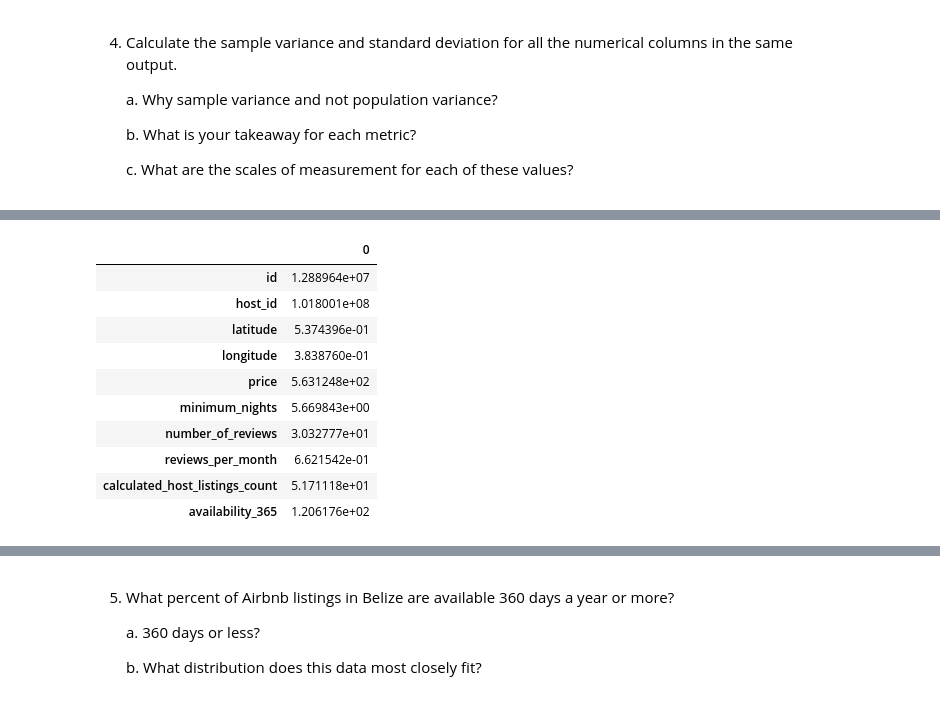
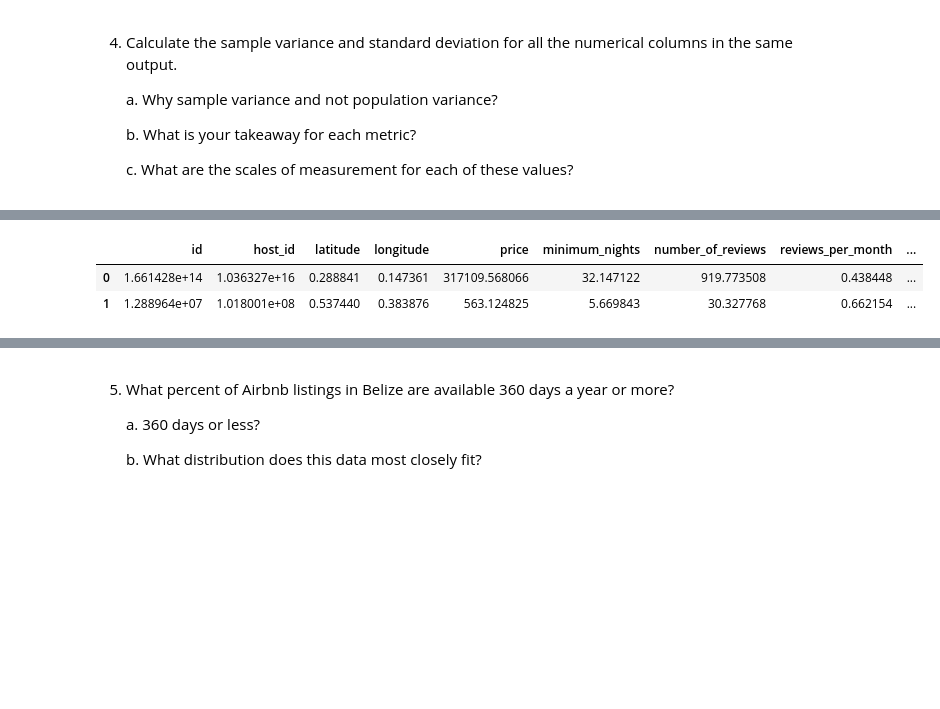
Before and after one commit to christina-schwa/week09, a Jupyter notebook: Schwaller_probability_homework_week09.ipynb, the cells around one changed output, grey strips where cells are left out. Drawn from its saved outputs; the diff is of its cells as text; code cells hidden in the pictures; blank space fills up the shorter version.

```diff
--- a/Schwaller_probability_homework_week09.ipynb
+++ b/Schwaller_probability_homework_week09.ipynb
@@ -125,18 +157,7 @@ This data would best fit a skewed distribution.
 # %%
-belize_var = pd.DataFrame(belize_data_df.agg(np.var))
-belize_std = pd.DataFrame(belize_data_df.agg(np.std))
-
-belize_var
-belize_std
+belize_data_svar_std = pd.DataFrame([np.var(belize_data_df, ddof=1), belize_data_df.agg(np.std)])
+belize_data_svar_std
 # %% [output]
-|  | 0 |
-| id | 1.288964e+07 |
-| host_id | 1.018001e+08 |
-| latitude | 5.374396e-01 |
-| longitude | 3.838760e-01 |
-| price | 5.631248e+02 |
-| minimum_nights | 5.669843e+00 |
-| number_of_reviews | 3.032777e+01 |
-| reviews_per_month | 6.621542e-01 |
-| calculated_host_listings_count | 5.171118e+01 |
-| availability_365 | 1.206176e+02 |
+|  | id | host_id | latitude | longitude | price | minimum_nights | number_of_reviews | reviews_per_month | ... |
+| 0 | 1.661428e+14 | 1.036327e+16 | 0.288841 | 0.147361 | 317109.568066 | 32.147122 | 919.773508 | 0.438448 | ... |
+| 1 | 1.288964e+07 | 1.018001e+08 | 0.537440 | 0.383876 | 563.124825 | 5.669843 | 30.327768 | 0.662154 | ... |
```
Also changed, not shown: parts of 22 cells of this notebook.
